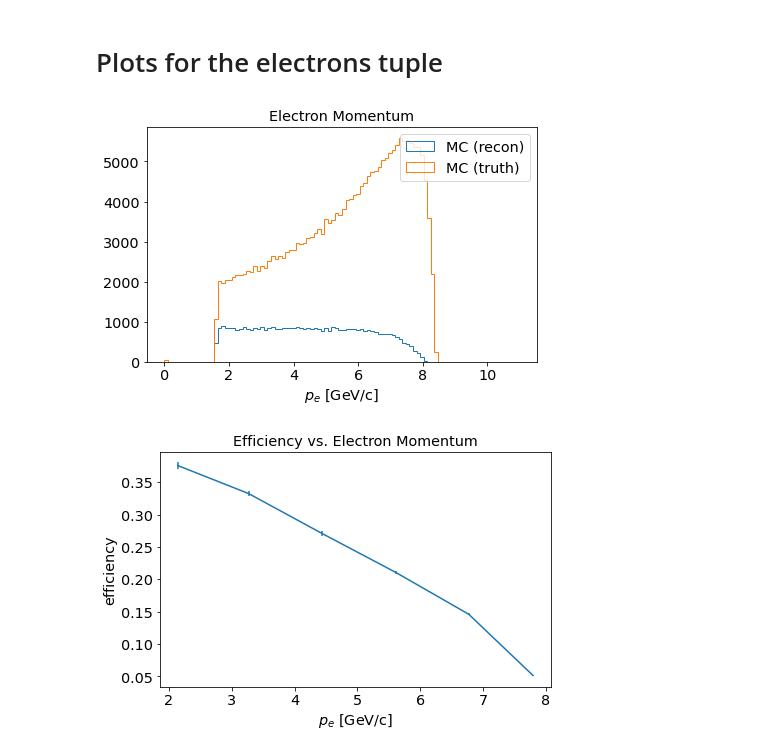
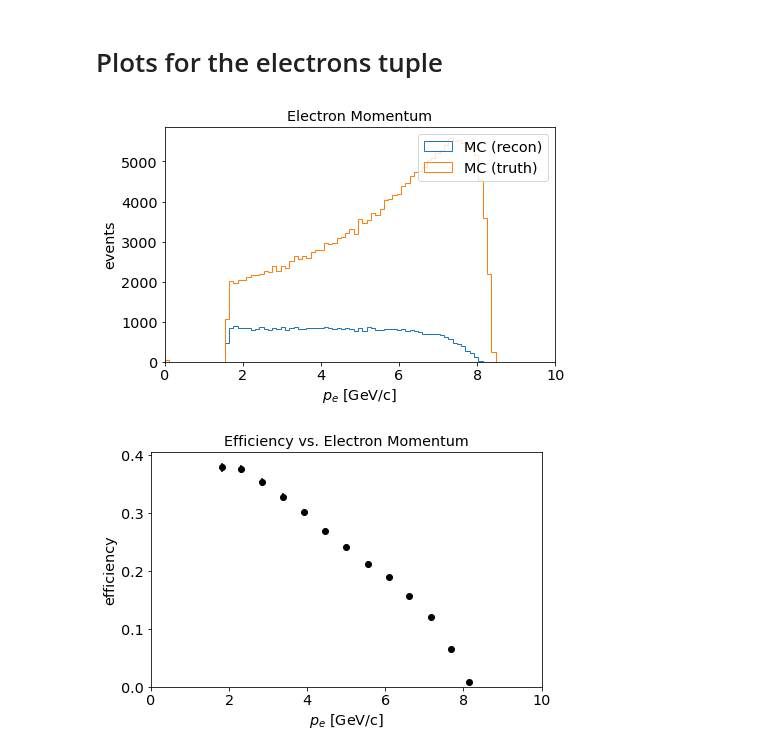
Before and after one commit to sebouh137/sidis_tuples, a Jupyter notebook: python/EfficiencyPlots.ipynb, the cells around one changed output. Cells and saved outputs as stored; diff of their text form; code cells hidden in the pictures.

Commit message:
updated particle id, resolutions, and efficiency plots notebooks

```diff
--- a/python/EfficiencyPlots.ipynb
+++ b/python/EfficiencyPlots.ipynb
@@ -103,36 +106,42 @@ def binspace(df, query, min, max, nbins):
 # %%
 # plot momenta of measured and simulated electrons
 # (e_p is an abbreviation for "electron momentum")
 plt.hist(mc_electrons.query("e_p>0").e_p,bins=100, range=(0,11),histtype='step',label="MC (recon)")
 plt.hist(mc_electrons.e_truth_p,bins=100, range=(0,11),histtype='step',label="MC (truth)")
 plt.gca().set_xlabel("$p_{e}$ [GeV/c]")
+plt.gca().set_ylabel("events")
 plt.gca().set_title("Electron Momentum")
 plt.gca().legend()
+plt.gca().set_xlim(0,10)
+plt.savefig("../images/eff_ep_events.pdf")
 plt.show()
 
 x = []
 y = []
 dy = []
-for bin in binspace(mc_electrons, "e_truth_p", 1.5,8.5,7):
+for bin in binspace(mc_electrons, "e_truth_p", 1.5,8.5,14):
     n_recon = len(bin.query("e_p>0"))
     n_gen = len(bin)
     x.append(np.mean(bin.e_truth_p))
     if n_gen != 0:
         y.append(n_recon/n_gen)
         dy.append(n_recon/n_gen*np.sqrt(1/(n_recon+1)+1/(n_gen+1)))
     else :
         y.append(0)
         dy.append(1)
 
-plt.errorbar(x,y,dy)
+plt.errorbar(x,y,dy, linestyle='',color='k', marker='o')
 
 plt.gca().set_xlabel("$p_{e}$ [GeV/c]")
 plt.gca().set_ylabel("efficiency")
 plt.gca().set_title("Efficiency vs. Electron Momentum")
+plt.gca().set_xlim(0,10)
+plt.gca().set_ylim(0)
+plt.savefig("../images/eff_ep.pdf")
 plt.show()
 # %% [output]
-[figure, old version]
+[figure, new version]
-[figure, old version]
+[figure, new version]
 # %%
 plt.hist(mc_electrons.query("e_p>0").e_th*180/np.pi,bins=100, range=(0,70),histtype='step',label="MC (recon)")
 plt.hist(mc_electrons.e_truth_th*180/np.pi,bins=100, range=(0,70),histtype='step',label="MC (truth)")
```
Also changed, not shown: parts of 7 cells of this notebook, 2 other files.
